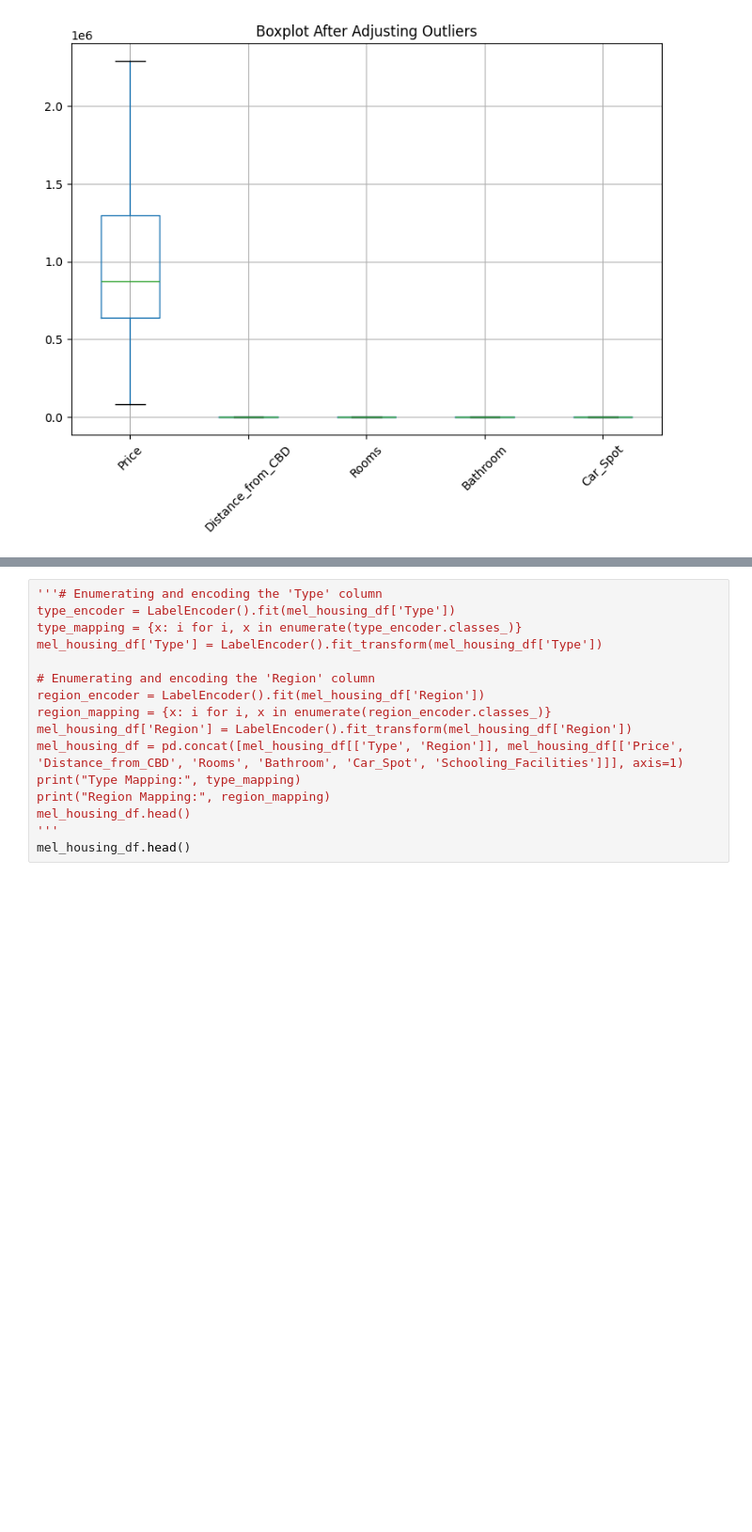
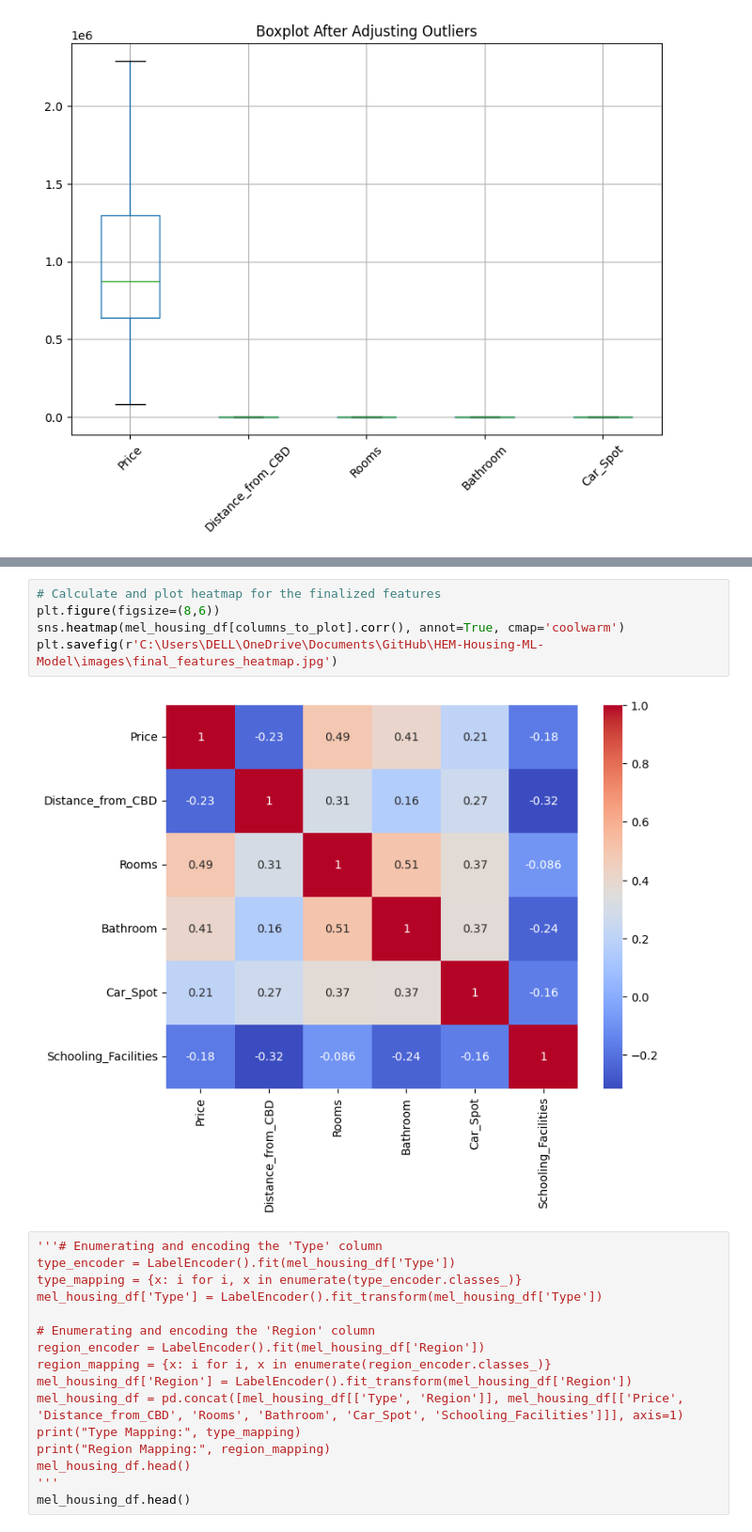
Before and after one commit to Eshitamjn20/HEM-Housing-ML-Model, a Jupyter notebook: mel-housing-data-processing.ipynb, the cells around one changed output, grey strips where cells are left out. Shown at 94% size. Cells and saved outputs as stored; diff of their text form; blank space fills up the shorter version.

```diff
--- a/mel-housing-data-processing.ipynb
+++ b/mel-housing-data-processing.ipynb
@@ -339,3 +298,10 @@ plt.show()
+# %%
+# Calculate and plot heatmap for the finalized features
+plt.figure(figsize=(8,6))
+sns.heatmap(mel_housing_df[columns_to_plot].corr(), annot=True, cmap='coolwarm')
+plt.savefig(r'C:\Users\DELL\OneDrive\Documents\GitHub\HEM-Housing-ML-Model\images\final_features_heatmap.jpg')
+# %% [output]
+[figure, added]
 # %%
 '''# Enumerating and encoding the 'Type' column
 type_encoder = LabelEncoder().fit(mel_housing_df['Type'])
```
Also changed, not shown: parts of 8 cells of this notebook.
